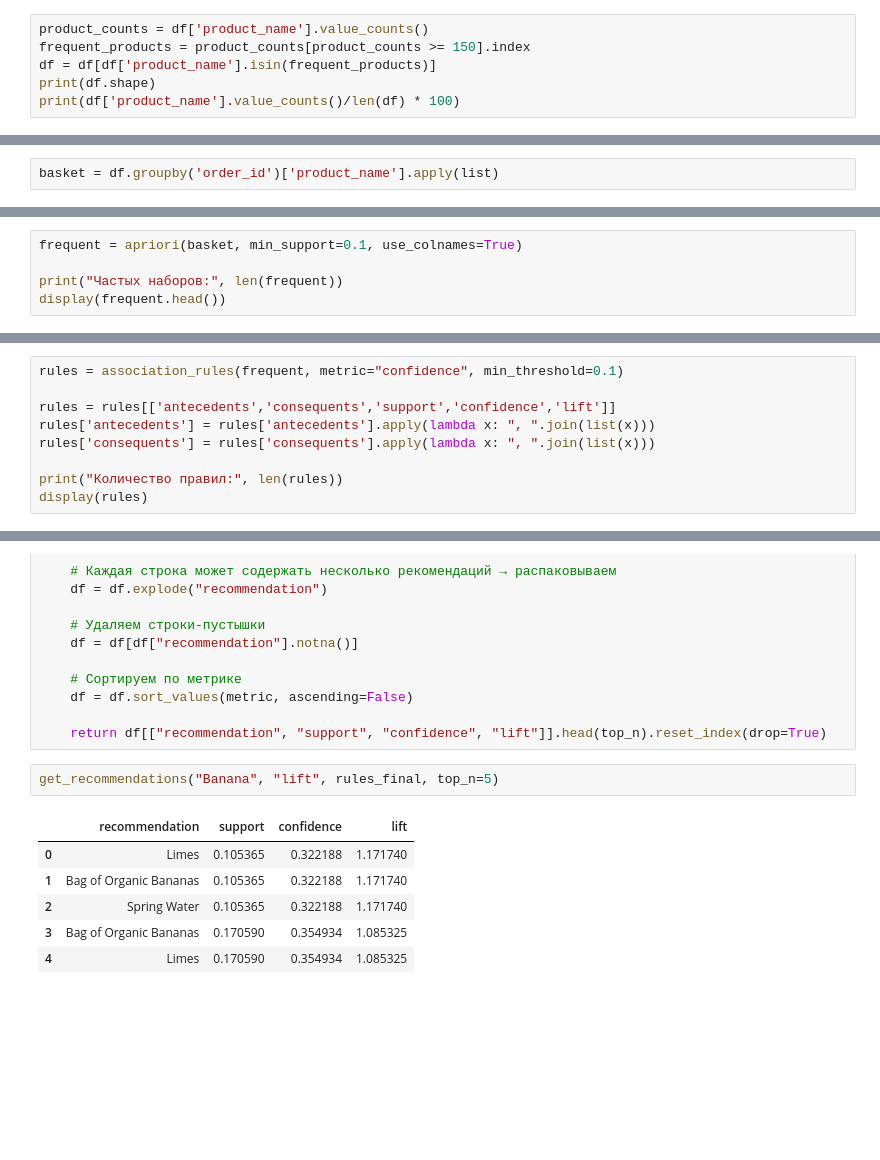
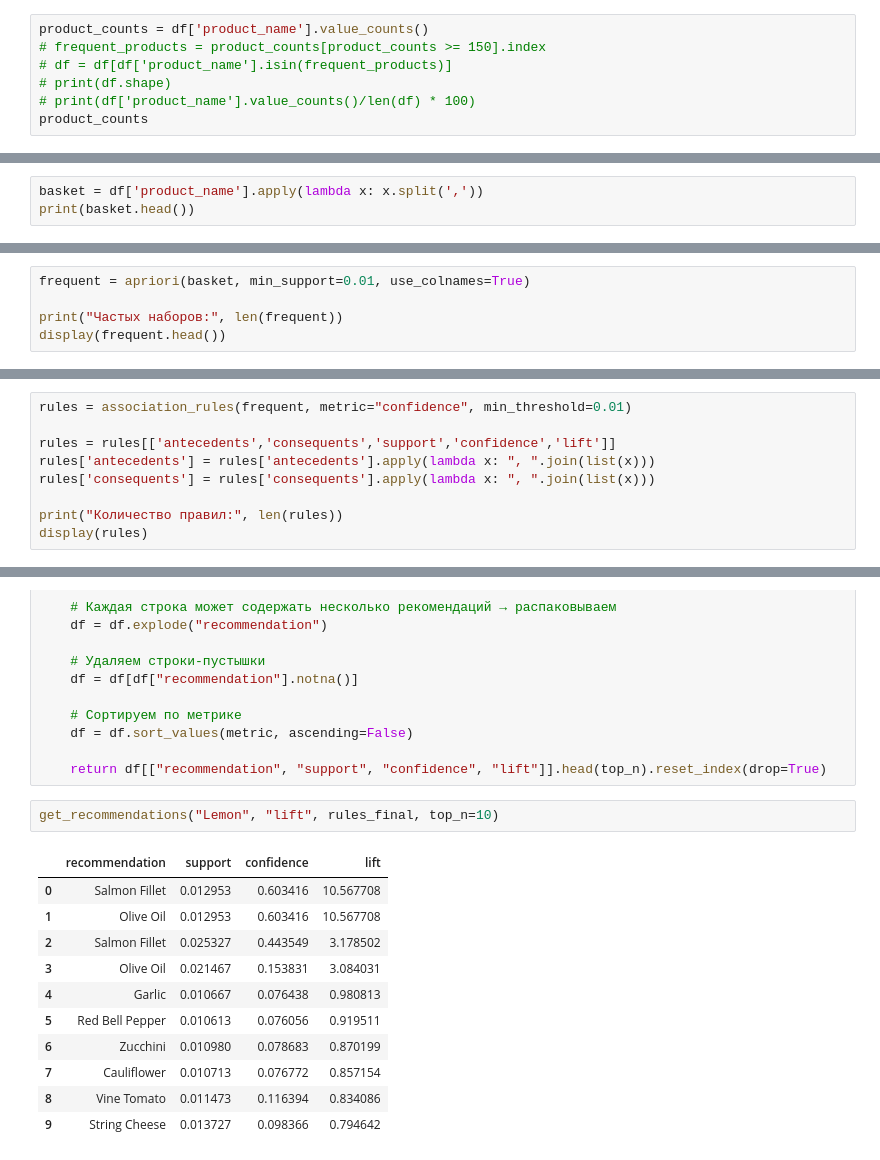
Before and after one commit to escaleksey/R, a Jupyter notebook: task7/7task.ipynb, the cells around one changed output, grey strips where cells are left out. Drawn from its saved outputs; the diff is of its cells as text; blank space fills up the shorter version.

```diff
--- a/task7/7task.ipynb
+++ b/task7/7task.ipynb
@@ -97,8 +97,9 @@ df_final.to_csv("orders_products_sample.csv", index=False)
 df = pd.read_csv("orders.csv")
 # %%
 product_counts = df['product_name'].value_counts()
-frequent_products = product_counts[product_counts >= 150].index
-df = df[df['product_name'].isin(frequent_products)]
-print(df.shape)
-print(df['product_name'].value_counts()/len(df) * 100)
+# frequent_products = product_counts[product_counts >= 150].index
+# df = df[df['product_name'].isin(frequent_products)]
+# print(df.shape)
+# print(df['product_name'].value_counts()/len(df) * 100)
+product_counts
 # %% [output]
@@ -122,2 +119,3 @@ Name: count, dtype: float64
 # %%
-basket = df.groupby('order_id')['product_name'].apply(list)
+basket = df['product_name'].apply(lambda x: x.split(','))
+print(basket.head())
@@ -128,5 +148,5 @@ basket = pd.DataFrame(te_array, columns=te.columns_)
 # %%
-frequent = apriori(basket, min_support=0.1, use_colnames=True)
+frequent = apriori(basket, min_support=0.01, use_colnames=True)
 
 print("Частых наборов:", len(frequent))
 display(frequent.head())
@@ -141,5 +161,5 @@ display(frequent.head())
 # %%
-rules = association_rules(frequent, metric="confidence", min_threshold=0.1)
+rules = association_rules(frequent, metric="confidence", min_threshold=0.01)
 
 rules = rules[['antecedents','consequents','support','confidence','lift']]
 rules['antecedents'] = rules['antecedents'].apply(lambda x: ", ".join(list(x)))
@@ -263,12 +279,17 @@ def get_recommendations(item, metric, rules, top_n=5):
 
     return df[["recommendation", "support", "confidence", "lift"]].head(top_n).reset_index(drop=True)
 # %%
-get_recommendations("Banana", "lift", rules_final, top_n=5)
+get_recommendations("Lemon", "lift", rules_final, top_n=10)
 # %% [output]
 |  | recommendation | support | confidence | lift |
-| 0 | Limes | 0.105365 | 0.322188 | 1.171740 |
-| 1 | Bag of Organic Bananas | 0.105365 | 0.322188 | 1.171740 |
-| 2 | Spring Water | 0.105365 | 0.322188 | 1.171740 |
-| 3 | Bag of Organic Bananas | 0.170590 | 0.354934 | 1.085325 |
-| 4 | Limes | 0.170590 | 0.354934 | 1.085325 |
+| 0 | Salmon Fillet | 0.012953 | 0.603416 | 10.567708 |
+| 1 | Olive Oil | 0.012953 | 0.603416 | 10.567708 |
+| 2 | Salmon Fillet | 0.025327 | 0.443549 | 3.178502 |
+| 3 | Olive Oil | 0.021467 | 0.153831 | 3.084031 |
+| 4 | Garlic | 0.010667 | 0.076438 | 0.980813 |
+| 5 | Red Bell Pepper | 0.010613 | 0.076056 | 0.919511 |
+| 6 | Zucchini | 0.010980 | 0.078683 | 0.870199 |
+| 7 | Cauliflower | 0.010713 | 0.076772 | 0.857154 |
+| 8 | Vine Tomato | 0.011473 | 0.116394 | 0.834086 |
+| 9 | String Cheese | 0.013727 | 0.098366 | 0.794642 |
 # %%
```
Also changed, not shown: parts of 10 cells of this notebook, 3 other files.
